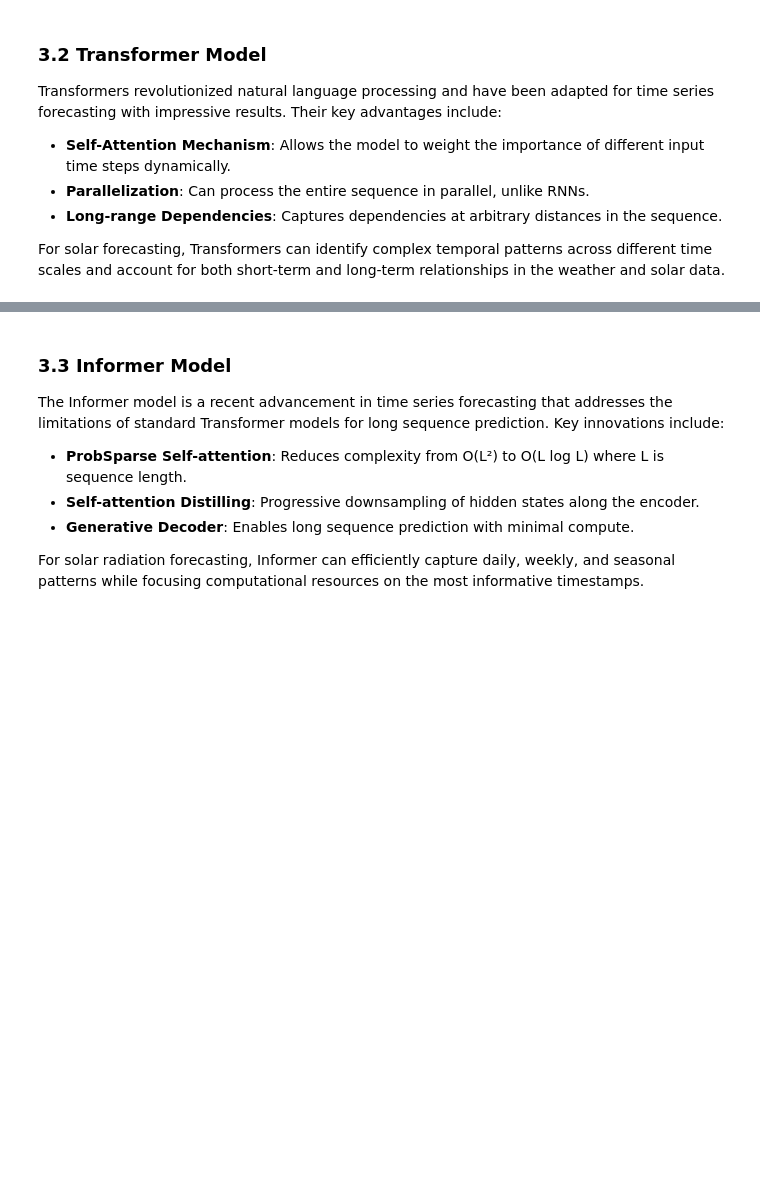
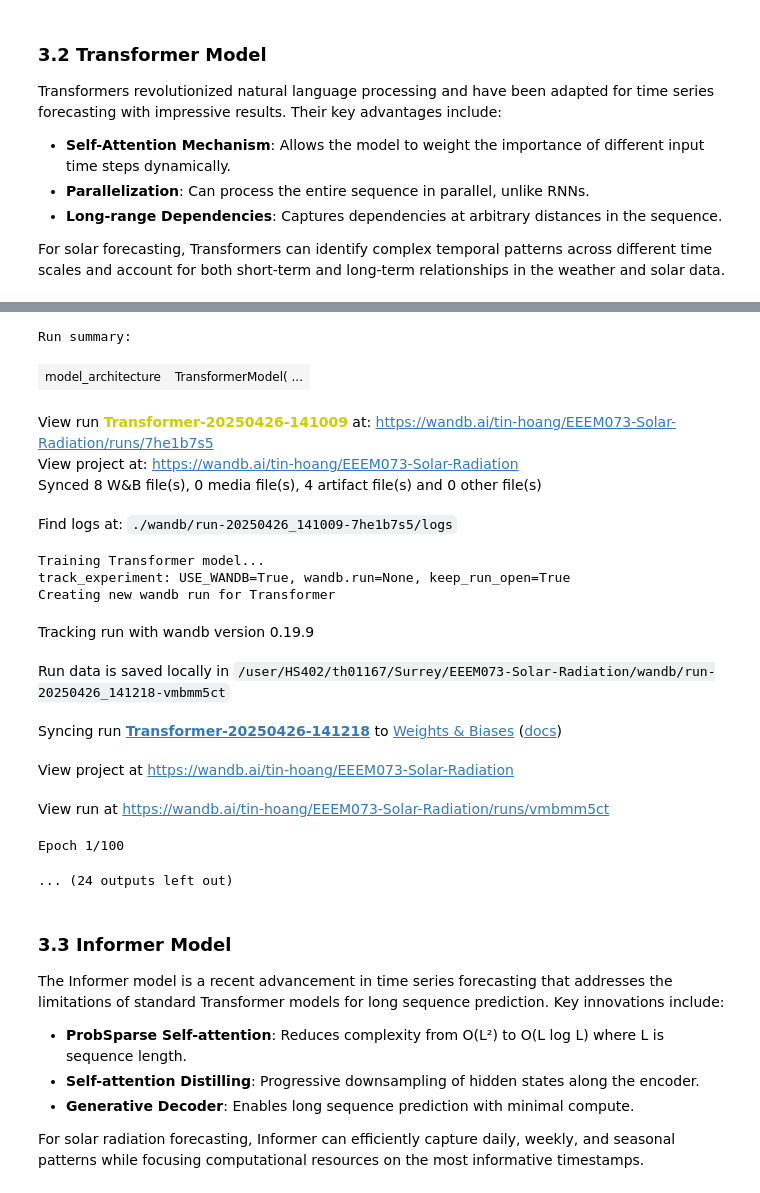
Before and after one commit to Tin-Hoang/EEEM073-Solar-Radiation, a Jupyter notebook: 3b_ai_modelling_advanced.ipynb, the cells around one changed output, grey strips where cells are left out. Saved outputs shown, nothing was run; the diff lists cells and outputs as text; code cells hidden in the pictures; blank space fills up the shorter version.

Commit message:
feat: add 3b output

```diff
--- a/3b_ai_modelling_advanced.ipynb
+++ b/3b_ai_modelling_advanced.ipynb
@@ -109,8 +131,8 @@ val_dataset = TimeSeriesDataset(val_preprocessed_data_path, lookback=LOOKBACK)
 test_dataset = TimeSeriesDataset(test_preprocessed_data_path, lookback=LOOKBACK)
 
 # Create data loaders
-batch_size = 64
-num_workers = 4
+batch_size = 16384  # 1024, 2048, 4096, 8192, 16384
+num_workers = 16
 train_loader = DataLoader(train_dataset, batch_size=batch_size, shuffle=True, num_workers=num_workers)
 val_loader = DataLoader(val_dataset, batch_size=batch_size, shuffle=False, num_workers=num_workers)
 test_loader = DataLoader(test_dataset, batch_size=batch_size, shuffle=False, num_workers=num_workers)
@@ -162,10 +206,10 @@ set_wandb_flag(USE_WANDB)
 set_keep_run_open(True)
 
 # Training parameters - might need to adjust for more complex models
-N_EPOCHS = 5
+N_EPOCHS = 100
 PATIENCE = 10
 LR = 0.0005  # Lower learning rate for advanced models
-DEBUG_MODE = True
+DEBUG_MODE = False
 # %% [markdown]
 ## 2.2 Setup Experiment Pipeline
 # %%
@@ -297,6 +398,7 @@ print_model_info(transformer_model)
 # %%
 model_name = "Transformer"
 
+wandb.finish()
 # Train the Transformer model
 transformer_history, transformer_val_metrics, transformer_test_metrics = run_experiment_pipeline(
     transformer_model,
@@ -308,3 +410,4 @@ transformer_history, transformer_val_metrics, transformer_test_metrics = run_exp
     patience=PATIENCE,
     lr=LR * 0.5  # Lower learning rate for transformer
 )
+# %% [output]
@@ -311,3 +415,19 @@ transformer_history, transformer_val_metrics, transformer_test_metrics = run_exp
+Run summary:
+| model_architecture | TransformerModel( ... |
+View run Transformer-20250426-141009 at: https://wandb.ai/tin-hoang/EEEM073-Solar-Radiation/runs/7he1b7s5
+View project at: https://wandb.ai/tin-hoang/EEEM073-Solar-Radiation
+Synced 8 W&B file(s), 0 media file(s), 4 artifact file(s) and 0 other file(s)
+Find logs at: ./wandb/run-20250426_141009-7he1b7s5/logs
+Training Transformer model...
+track_experiment: USE_WANDB=True, wandb.run=None, keep_run_open=True
+Creating new wandb run for Transformer
+Tracking run with wandb version 0.19.9
+Run data is saved locally in /user/HS402/th01167/Surrey/EEEM073-Solar-Radiation/wandb/run-20250426_141218-vmbmm5ct
+Syncing run Transformer-20250426-141218 to Weights & Biases (docs)
+View project at https://wandb.ai/tin-hoang/EEEM073-Solar-Radiation
+View run at https://wandb.ai/tin-hoang/EEEM073-Solar-Radiation/runs/vmbmm5ct
+Epoch 1/100
+... (24 outputs left out)
 # %% [markdown]
 ### 3.3 Informer Model
 
```
Also changed, not shown: parts of 13 cells of this notebook.
